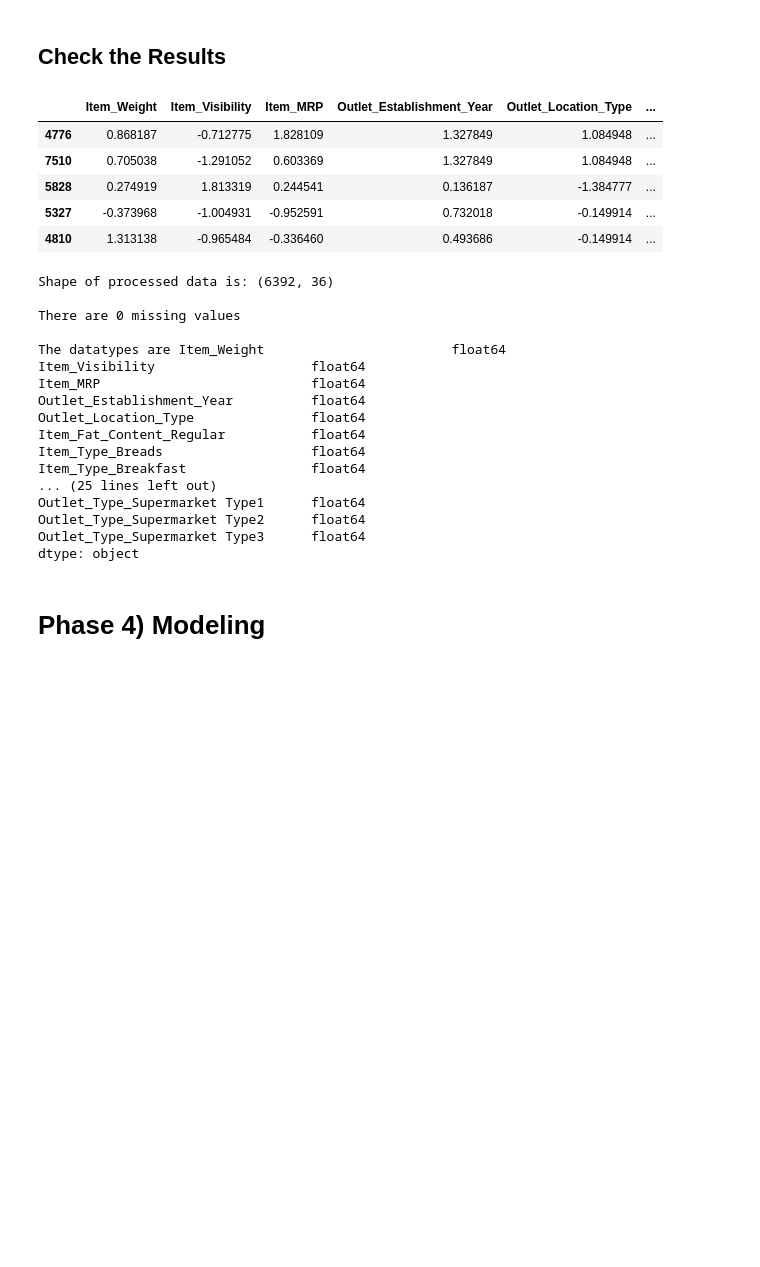
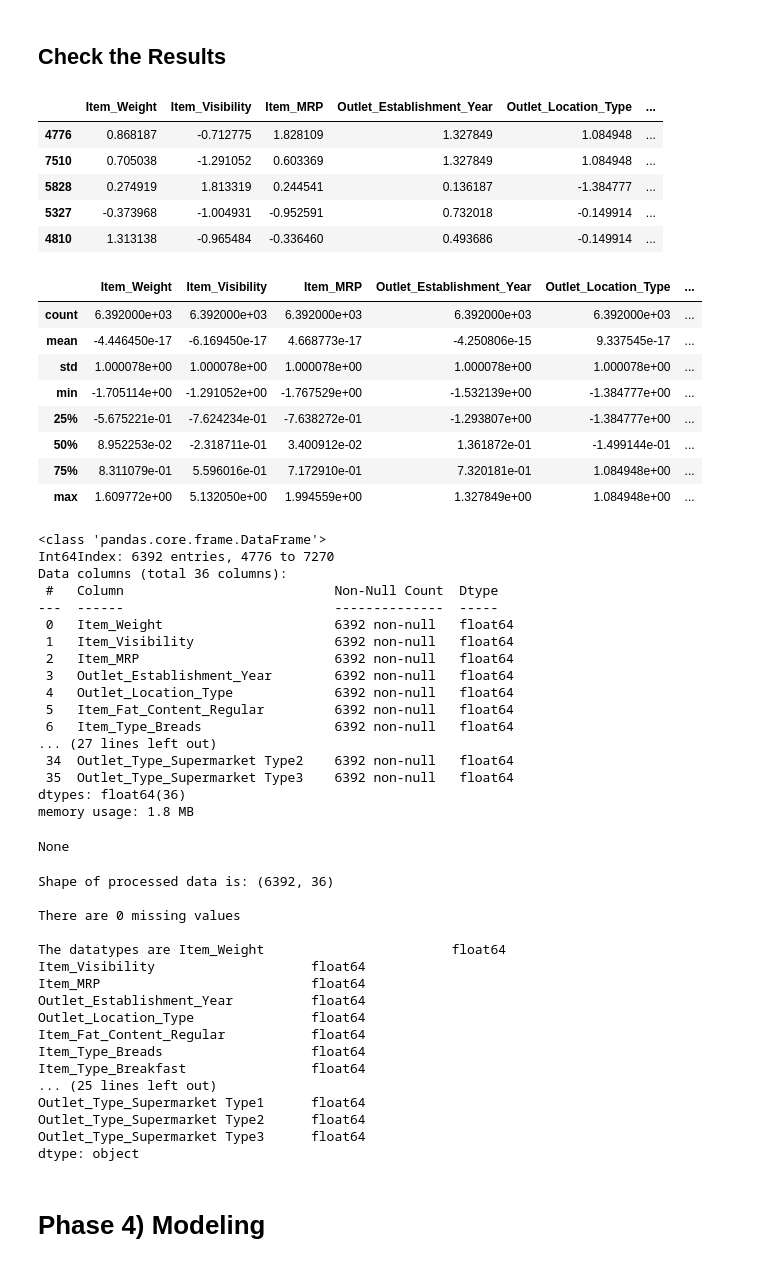
Before and after one commit to A-Kutscher/Prediction-of-Product-Sales, a Jupyter notebook: Prediction_of_Product_Sales_Amber_Kutscher.ipynb, the cells around one changed output. Drawn from its saved outputs; the diff is of its cells as text; code cells hidden in the pictures; blank space fills up the shorter version.

```diff
--- a/Prediction_of_Product_Sales_Amber_Kutscher.ipynb
+++ b/Prediction_of_Product_Sales_Amber_Kutscher.ipynb
@@ -1424,38 +1420,67 @@ X_test_processed = col_transformer.transform(X_test)
 # %% [markdown]
 ## Check the Results
 # %%
-# Display the first (5) rows of the dataframe
+# Display the information and details for X_train
 display(X_train_processed.head())
+display(X_train_processed.describe())
+display(X_train_processed.info())
 # Check the shape
 print(f'\nShape of processed data is: {X_train_processed.shape}')
 # Check for remaining missing values
 print(f'\nThere are {X_train_processed.isna().sum().sum()} missing values')
 # Check the data types
 print(f'\nThe datatypes are {X_train_processed.dtypes}')
 # %% [output]
 |  | Item_Weight | Item_Visibility | Item_MRP | Outlet_Establishment_Year | Outlet_Location_Type | ... |
 | 4776 | 0.868187 | -0.712775 | 1.828109 | 1.327849 | 1.084948 | ... |
 | 7510 | 0.705038 | -1.291052 | 0.603369 | 1.327849 | 1.084948 | ... |
 | 5828 | 0.274919 | 1.813319 | 0.244541 | 0.136187 | -1.384777 | ... |
 | 5327 | -0.373968 | -1.004931 | -0.952591 | 0.732018 | -0.149914 | ... |
 | 4810 | 1.313138 | -0.965484 | -0.336460 | 0.493686 | -0.149914 | ... |
+|  | Item_Weight | Item_Visibility | Item_MRP | Outlet_Establishment_Year | Outlet_Location_Type | ... |
+| count | 6.392000e+03 | 6.392000e+03 | 6.392000e+03 | 6.392000e+03 | 6.392000e+03 | ... |
+| mean | -4.446450e-17 | -6.169450e-17 | 4.668773e-17 | -4.250806e-15 | 9.337545e-17 | ... |
+| std | 1.000078e+00 | 1.000078e+00 | 1.000078e+00 | 1.000078e+00 | 1.000078e+00 | ... |
+| min | -1.705114e+00 | -1.291052e+00 | -1.767529e+00 | -1.532139e+00 | -1.384777e+00 | ... |
+| 25% | -5.675221e-01 | -7.624234e-01 | -7.638272e-01 | -1.293807e+00 | -1.384777e+00 | ... |
+| 50% | 8.952253e-02 | -2.318711e-01 | 3.400912e-02 | 1.361872e-01 | -1.499144e-01 | ... |
+| 75% | 8.311079e-01 | 5.596016e-01 | 7.172910e-01 | 7.320181e-01 | 1.084948e+00 | ... |
+| max | 1.609772e+00 | 5.132050e+00 | 1.994559e+00 | 1.327849e+00 | 1.084948e+00 | ... |
-Shape of processed data is: (6392, 36)
-
-There are 0 missing values
-
-The datatypes are Item_Weight                        float64
-Item_Visibility                    float64
-Item_MRP                           float64
-Outlet_Establishment_Year          float64
-Outlet_Location_Type               float64
-Item_Fat_Content_Regular           float64
-Item_Type_Breads                   float64
-Item_Type_Breakfast                float64
-... (25 lines left out)
-Outlet_Type_Supermarket Type1      float64
-Outlet_Type_Supermarket Type2      float64
-Outlet_Type_Supermarket Type3      float64
-dtype: object
+<class 'pandas.core.frame.DataFrame'>
+Int64Index: 6392 entries, 4776 to 7270
+Data columns (total 36 columns):
+ #   Column                           Non-Null Count  Dtype
+---  ------                           --------------  -----
+ 0   Item_Weight                      6392 non-null   float64
+ 1   Item_Visibility                  6392 non-null   float64
+ 2   Item_MRP                         6392 non-null   float64
+ 3   Outlet_Establishment_Year        6392 non-null   float64
+ 4   Outlet_Location_Type             6392 non-null   float64
+ 5   Item_Fat_Content_Regular         6392 non-null   float64
+ 6   Item_Type_Breads                 6392 non-null   float64
+... (27 lines left out)
+ 34  Outlet_Type_Supermarket Type2    6392 non-null   float64
+ 35  Outlet_Type_Supermarket Type3    6392 non-null   float64
+dtypes: float64(36)
+memory usage: 1.8 MB
+None
+Shape of processed data is: (6392, 36)
+
+There are 0 missing values
+
+The datatypes are Item_Weight                        float64
+Item_Visibility                    float64
+Item_MRP                           float64
+Outlet_Establishment_Year          float64
+Outlet_Location_Type               float64
+Item_Fat_Content_Regular           float64
+Item_Type_Breads                   float64
+Item_Type_Breakfast                float64
+... (25 lines left out)
+Outlet_Type_Supermarket Type1      float64
+Outlet_Type_Supermarket Type2      float64
+Outlet_Type_Supermarket Type3      float64
+dtype: object
 # %% [markdown]
 # Phase 4) Modeling
 # %%
```
Also changed, not shown: parts of 39 cells of this notebook.
